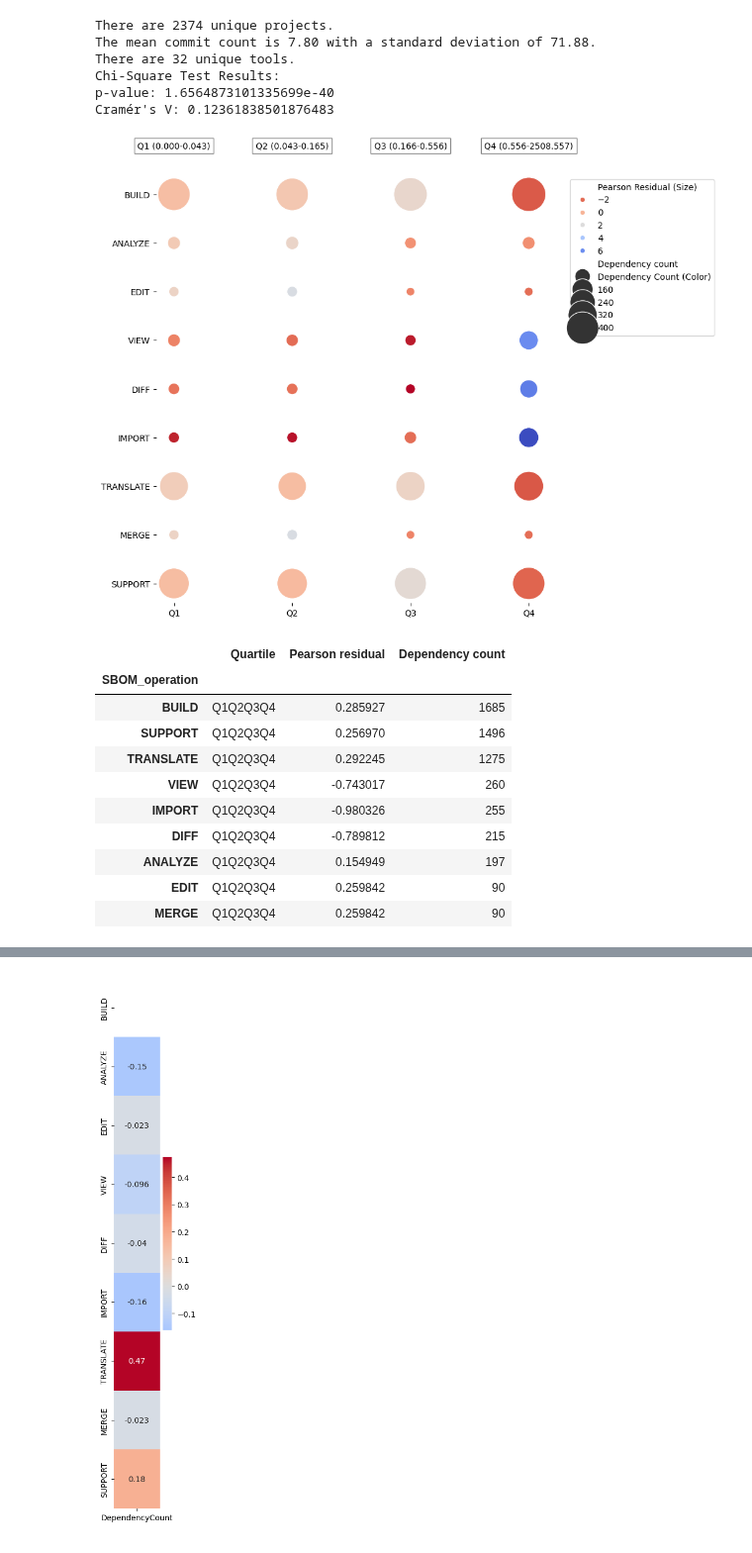
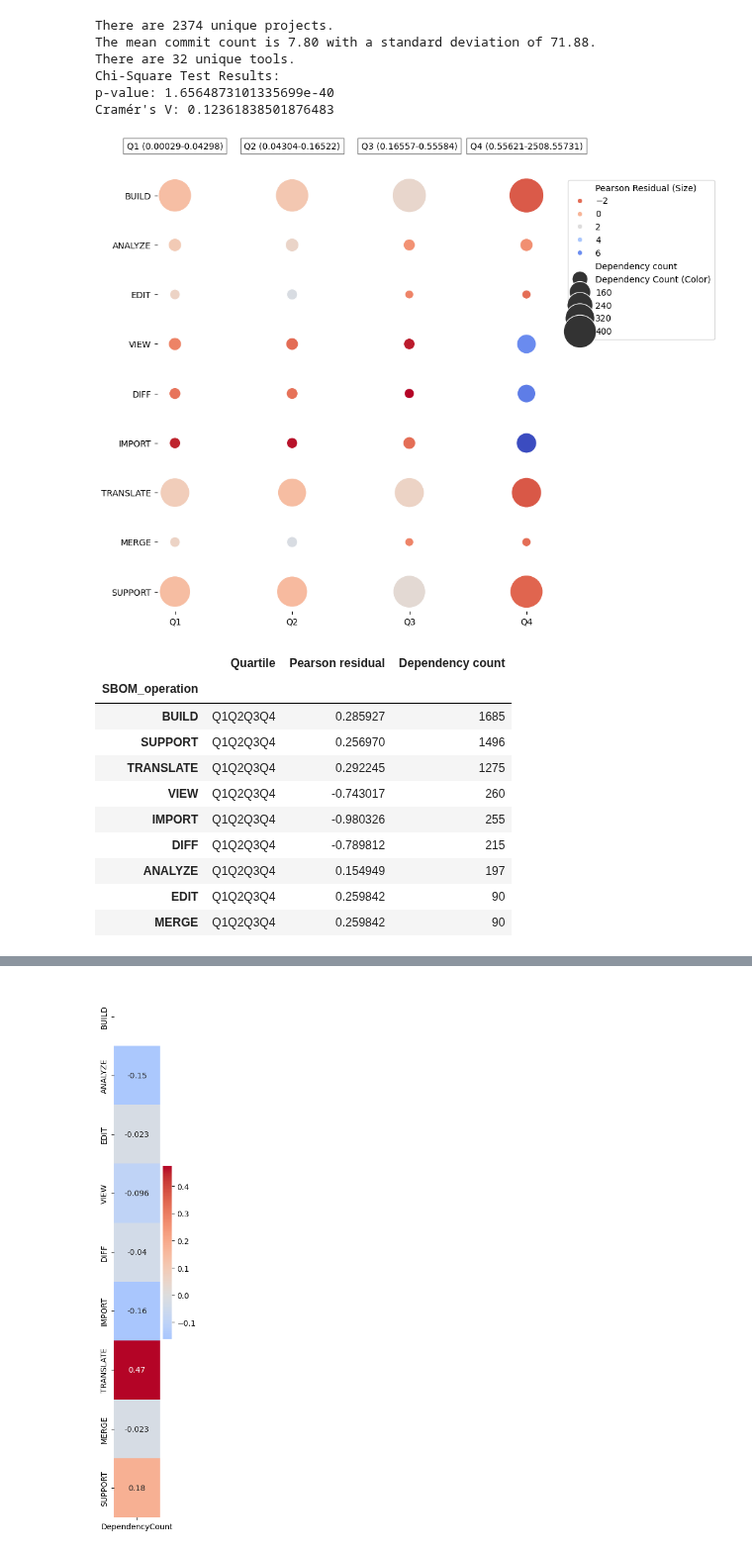
Before and after one commit to SAILResearch/wip-24-ali-sbom-emse, a Jupyter notebook: RQ4-project/analysis.ipynb, the cells around one changed output, grey strips where cells are left out. Shown at 99% size. Cells and saved outputs as stored; diff of their text form; code cells hidden in the pictures.

```diff
--- a/RQ4-project/analysis.ipynb
+++ b/RQ4-project/analysis.ipynb
@@ -104,7 +104,7 @@ df_project['CommitCountQuartile'] = pd.qcut(df_project['commit_count'], 4, label
 
 # Determine the range for each quartile
 quartile_ranges = df_project.groupby('CommitCountQuartile')['commit_count'].agg([min, max])
-quartile_ranges_labels = [f'Q{i+1} ({row["min"]:.3f}-{row["max"]:.3f})' for i, row in quartile_ranges.iterrows()]
+quartile_ranges_labels = [f'Q{i+1} ({row["min"]:.5f}-{row["max"]:.5f})' for i, row in quartile_ranges.iterrows()]
 
 # Initialize a DataFrame to store the counts of SBOM operations
 count_data = pd.DataFrame(index=SBOM_operations, columns=[f'Q{i+1}' for i in range(4)]).fillna(0)
@@ -158,34 +158,34 @@ scatter = sns.scatterplot(
 plt.xlabel('')
 plt.ylabel('')
 
 # Annotate the quartiles with their range
 for i, label in enumerate(quartile_ranges_labels):
     plt.text(i, -1, label, ha='center', va='center', fontsize=10, bbox=dict(facecolor='white', alpha=0.5))
 
 # Adjust the aspect ratio to make columns narrower
 sns.despine(left=True, bottom=True)
 plt.tight_layout()
 
 # Modify legend text and place it outside the plot
 handles, labels = scatter.get_legend_handles_labels()
 labels[0] = 'Pearson Residual (Size)'
 labels[7] = 'Dependency Count (Color)'
 plt.legend(handles=handles, labels=labels, bbox_to_anchor=(1.05, 1), loc='upper left')
 
 # plt.savefig("scatter_heatmap_SBOM_operations_quartiles.pdf", format='pdf', bbox_inches='tight')
 plt.show()
 
 scatter_data.to_csv('commit_count_quartile.csv', index=False)
 grouped_data = scatter_data.groupby('SBOM_operation').sum().sort_values('Dependency count', ascending=False)
 grouped_data
 # %% [output]
 There are 2374 unique projects.
 The mean commit count is 7.80 with a standard deviation of 71.88.
 There are 32 unique tools.
 Chi-Square Test Results:
 p-value: 1.6564873101335699e-40
 Cramér's V: 0.12361838501876483
-[figure, old version]
+[figure, new version]
 |  | Quartile | Pearson residual | Dependency count |
 | SBOM_operation |  |  |  |
 | BUILD | Q1Q2Q3Q4 | 0.285927 | 1685 |
```
Also changed, not shown: parts of 1 cell of this notebook, 1 other file.
